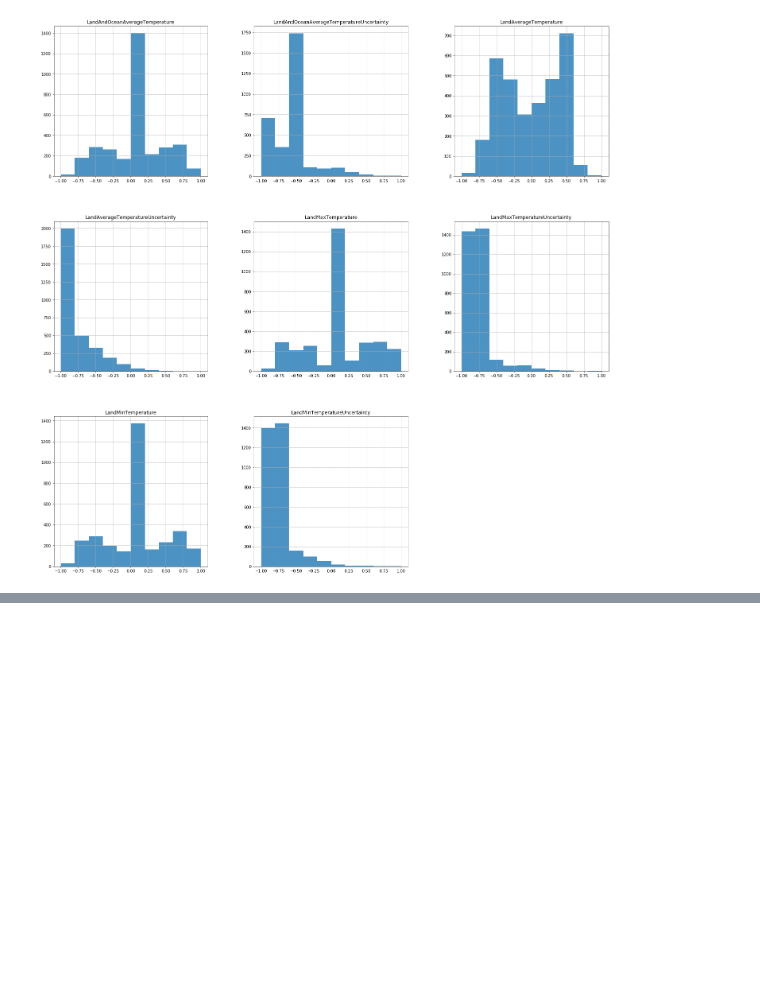
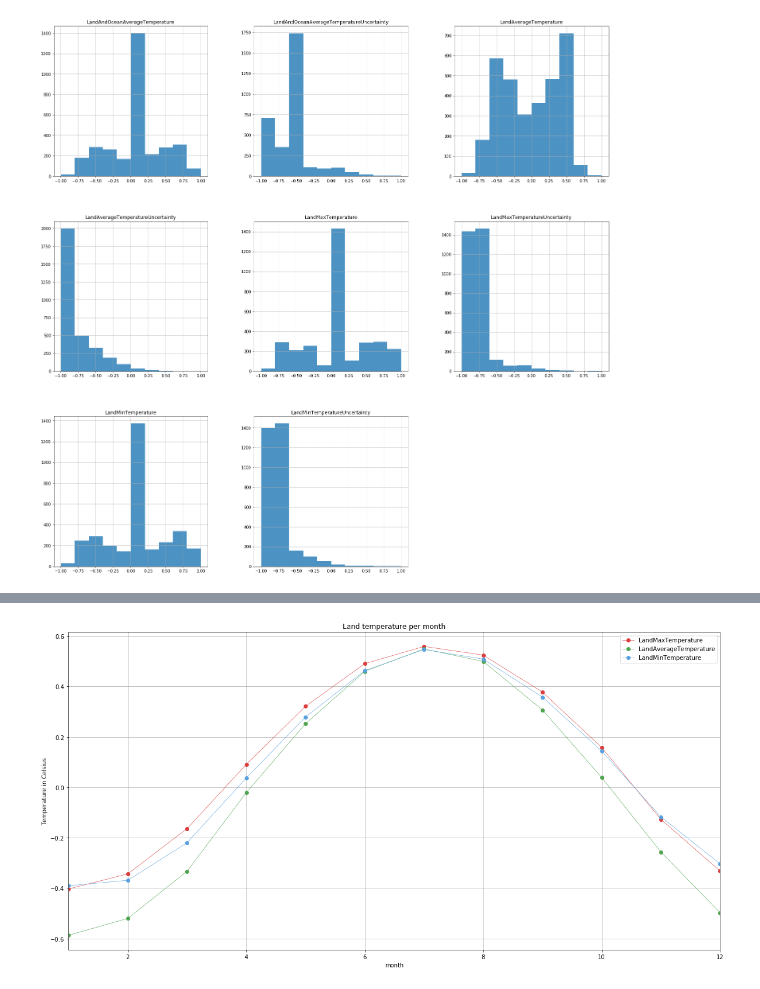
Before and after one commit to anitakowalczyk/temperature-change-regression, a Jupyter notebook: preprocessing.ipynb, the cells around one changed output, grey strips where cells are left out. Cells and saved outputs as stored; diff of their text form; code cells hidden in the pictures; blank space fills up the shorter version.

```diff
--- a/preprocessing.ipynb
+++ b/preprocessing.ipynb
@@ -126,4 +128,6 @@ makeThreePlot(tempByYear, 'Land temperature between 1750 and 2015', 'year')
 # %%
 tempByMonth = data.groupby(data.dt.dt.month).mean()
 # %%
-makeThreePlot(filledTempByMonth, 'Land temperature per month', 'month')
+makeThreePlot(tempByMonth, 'Land temperature per month', 'month')
+# %% [output]
+[figure, added]
```
Also changed, not shown: parts of 1 cell of this notebook.
